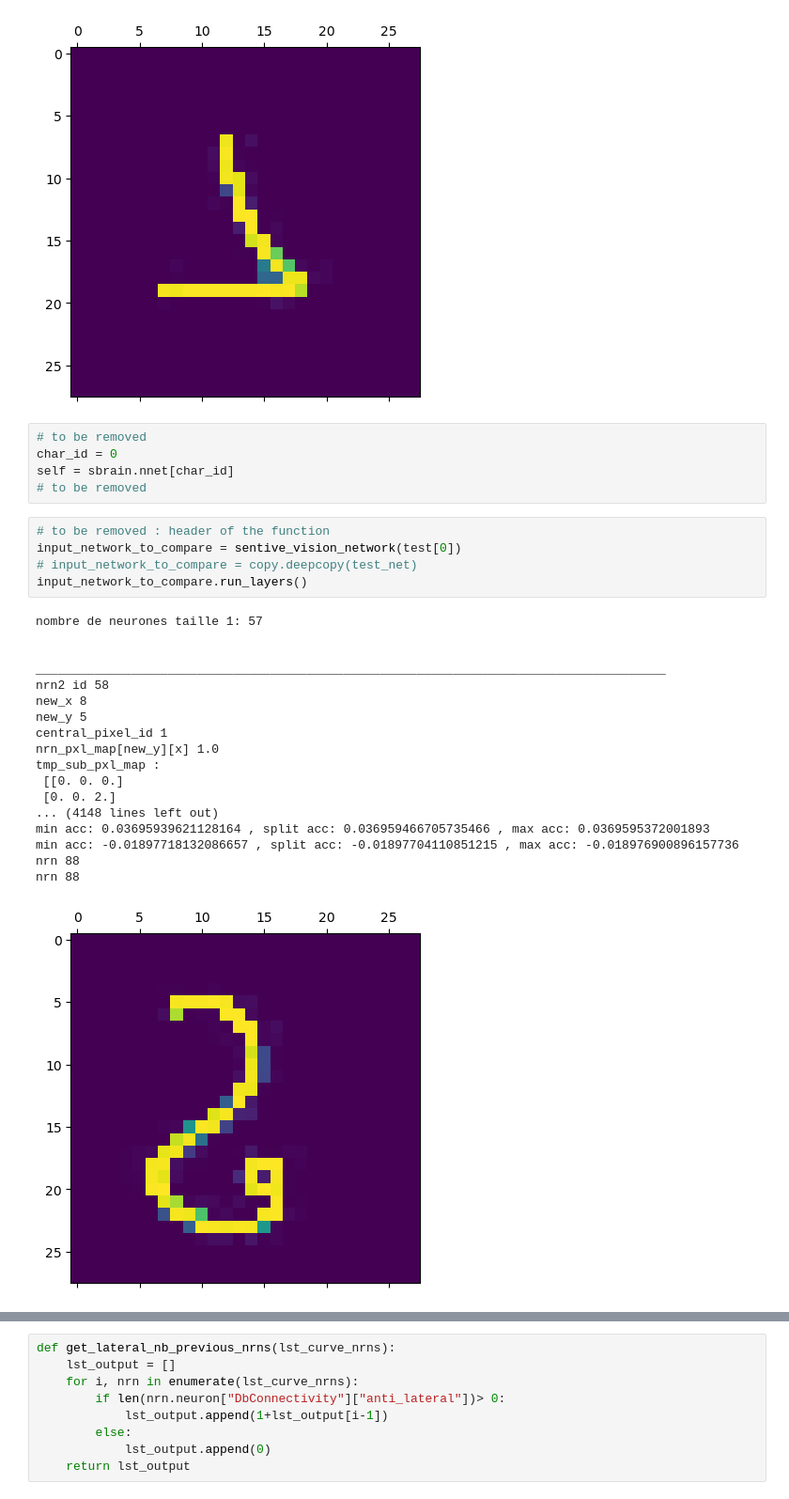
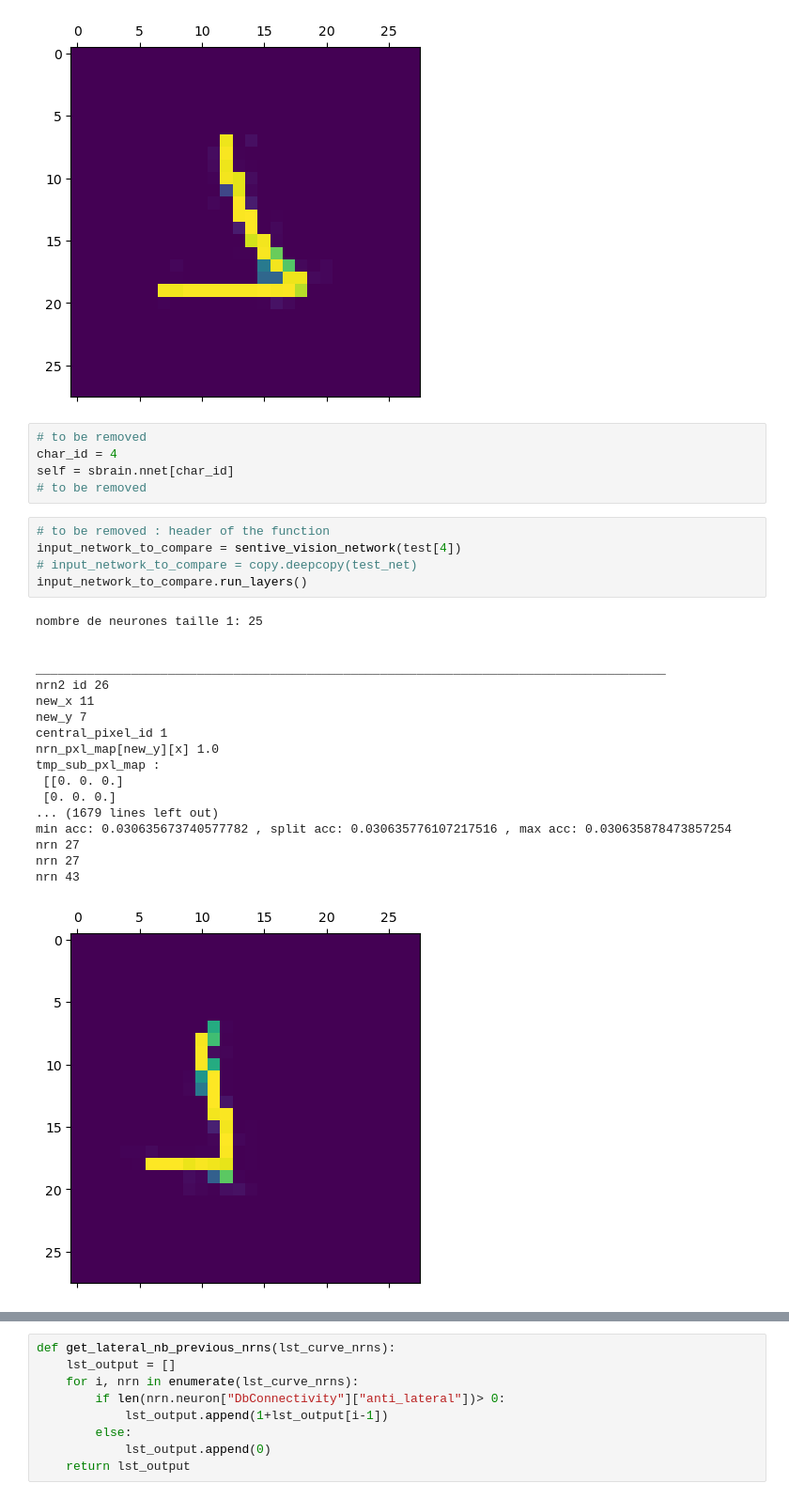
Before and after one commit to oliviermanette/Sentive-One-Shot-Learning-Omniglot, a Jupyter notebook: sandbox metadl/projet article can dynamic neural network improve few shot learning.ipynb, the cells around one changed output, grey strips where cells are left out. Shown at 94% size. Drawn from its saved outputs; the diff is of its cells as text.

```diff
--- a/sandbox metadl/projet article can dynamic neural network improve few shot learning.ipynb
+++ b/sandbox metadl/projet article can dynamic neural network improve few shot learning.ipynb
@@ -50,30 +50,30 @@ mtrx_weights_pxl:
 [figure]
 # %%
 # to be removed
-char_id = 0
+char_id = 4
 self = sbrain.nnet[char_id]
 # to be removed
 # %%
 # to be removed : header of the function
-input_network_to_compare = sentive_vision_network(test[0])
+input_network_to_compare = sentive_vision_network(test[4])
 # input_network_to_compare = copy.deepcopy(test_net)
 input_network_to_compare.run_layers()
 # %% [output]
-nombre de neurones taille 1: 57
+nombre de neurones taille 1: 25
 
 
 ______________________________________________________________________________________
-nrn2 id 58
-new_x 8
-new_y 5
+nrn2 id 26
+new_x 11
+new_y 7
 central_pixel_id 1
 nrn_pxl_map[new_y][x] 1.0
 tmp_sub_pxl_map :
  [[0. 0. 0.]
- [0. 0. 2.]
-... (4148 lines left out)
-min acc: 0.03695939621128164 , split acc: 0.036959466705735466 , max acc: 0.0369595372001893
-min acc: -0.01897718132086657 , split acc: -0.01897704110851215 , max acc: -0.018976900896157736
-nrn 88
-nrn 88
+ [0. 0. 0.]
+... (1679 lines left out)
+min acc: 0.030635673740577782 , split acc: 0.030635776107217516 , max acc: 0.030635878473857254
+nrn 27
+nrn 27
+nrn 43
-[figure, old version]
+[figure, new version]
```
Also changed, not shown: parts of 13 cells of this notebook.
